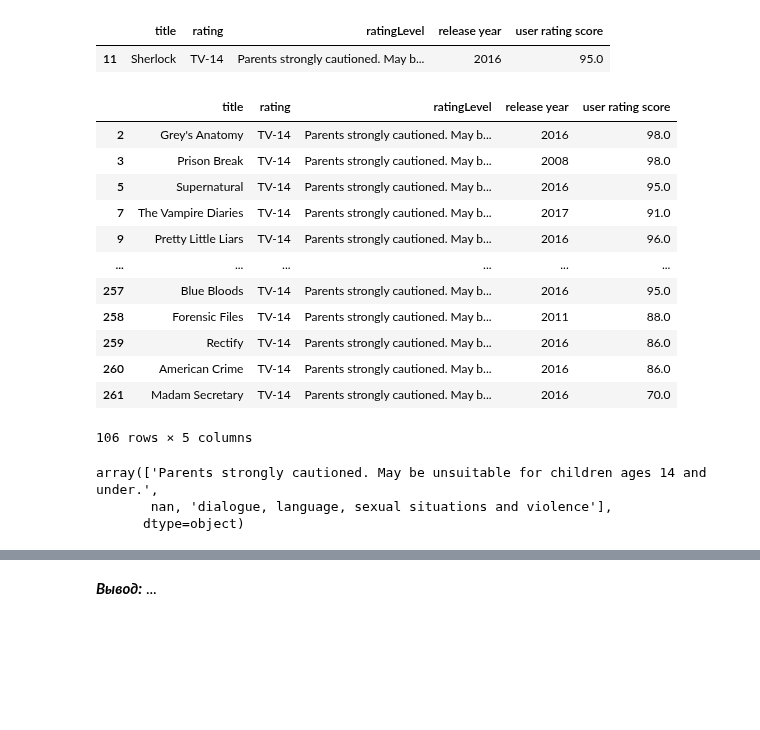
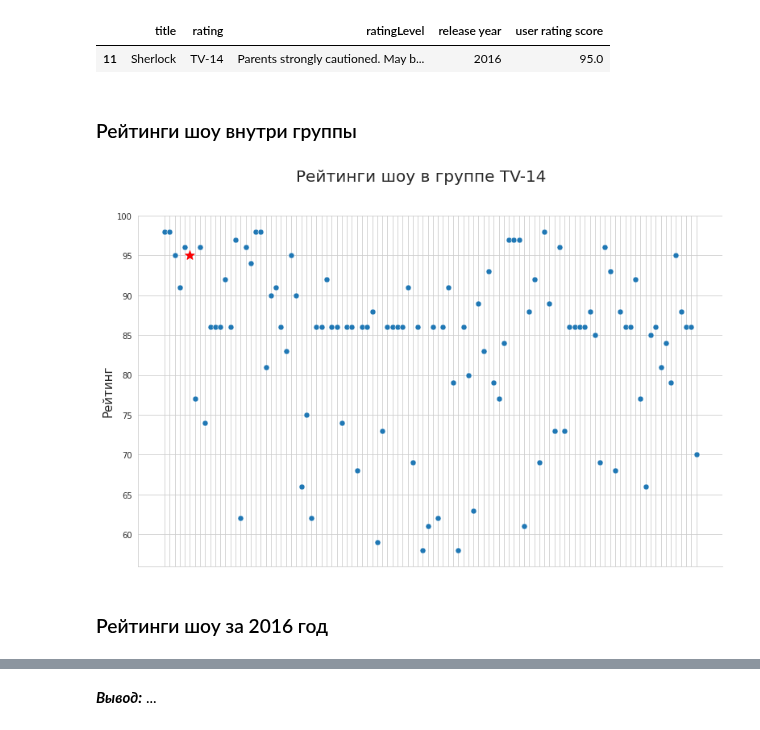
Before and after one commit to VorobyvEgor/Seminar_Sber, a Jupyter notebook: Projects/Егор_Воробьев_[Template]_Групповой_проект__Первичный_анализ_данных_.ipynb, the cells around one changed output, grey strips where cells are left out. Cells and saved outputs as stored; diff of their text form; code cells hidden in the pictures; blank space fills up the shorter version.

```diff
--- a/Projects/Егор_Воробьев_[Template]_Групповой_проект__Первичный_анализ_данных_.ipynb
+++ b/Projects/Егор_Воробьев_[Template]_Групповой_проект__Первичный_анализ_данных_.ipynb
@@ -404,24 +463,26 @@ Sherlock
 |  | title | rating | ratingLevel | release year | user rating score |
 | 11 | Sherlock | TV-14 | Parents strongly cautioned. May b... | 2016 | 95.0 |
 # %%
-data_full[data_full['rating'] == Sherlock['rating'].values[0]]
+TV_14 = data_full[data_full['rating'] == Sherlock['rating'].values[0]]
-# %% [output]
-|  | title | rating | ratingLevel | release year | user rating score |
-| 2 | Grey's Anatomy | TV-14 | Parents strongly cautioned. May b... | 2016 | 98.0 |
-| 3 | Prison Break | TV-14 | Parents strongly cautioned. May b... | 2008 | 98.0 |
-| 5 | Supernatural | TV-14 | Parents strongly cautioned. May b... | 2016 | 95.0 |
-| 7 | The Vampire Diaries | TV-14 | Parents strongly cautioned. May b... | 2017 | 91.0 |
-| 9 | Pretty Little Liars | TV-14 | Parents strongly cautioned. May b... | 2016 | 96.0 |
-| ... | ... | ... | ... | ... | ... |
-| 257 | Blue Bloods | TV-14 | Parents strongly cautioned. May b... | 2016 | 95.0 |
-| 258 | Forensic Files | TV-14 | Parents strongly cautioned. May b... | 2011 | 88.0 |
-| 259 | Rectify | TV-14 | Parents strongly cautioned. May b... | 2016 | 86.0 |
-| 260 | American Crime | TV-14 | Parents strongly cautioned. May b... | 2016 | 86.0 |
-| 261 | Madam Secretary | TV-14 | Parents strongly cautioned. May b... | 2016 | 70.0 |
-106 rows × 5 columns
-# %%
-data_full[data_full['rating'] == Sherlock['rating'].values[0]]['ratingLevel'].unique()
-# %% [output]
-array(['Parents strongly cautioned. May be unsuitable for children ages 14 and under.',
-       nan, 'dialogue, language, sexual situations and violence'],
-      dtype=object)
+# %%
+TV_14.reset_index(drop=True, inplace=True)
+# %% [markdown]
+### Рейтинги шоу внутри группы
+# %%
+sns.set_style("whitegrid")
+fig, ax = plt.subplots(1)
+
+sns.scatterplot(x='title', y='user rating score', data=TV_14, s=50)
+plt.scatter(x='Sherlock', y=Sherlock['user rating score'].values[0], color='r', marker='*', s=140)
+
+sns.despine();
+
+ax.set_xticklabels([]);
+ax.set_xlabel(None);
+ax.set_ylabel("Рейтинг", size=15)
+
+fig.suptitle("Рейтинги шоу в группе TV-14", size=20);
+# %% [output]
+[figure, added]
+# %% [markdown]
+### Рейтинги шоу за 2016 год
```
Also changed, not shown: parts of 37 cells of this notebook.
